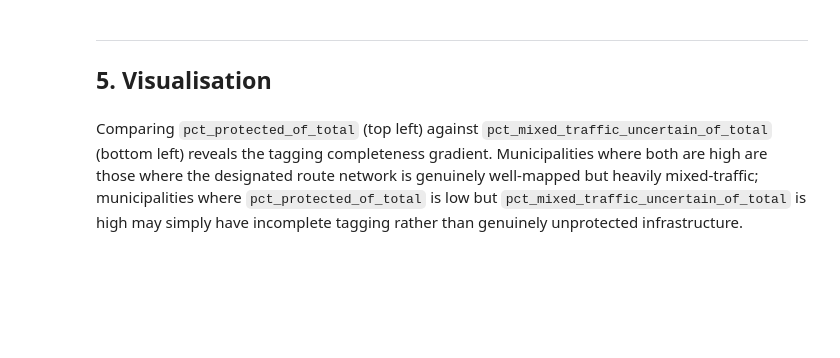
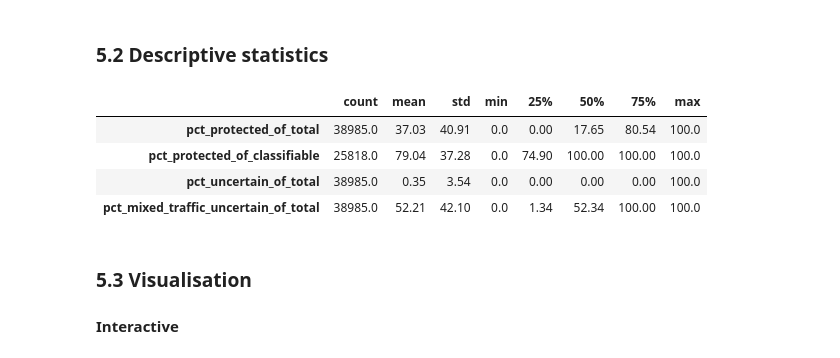
Before and after one commit to Vanessa-dev-spatial/osm-analysis, a Jupyter notebook: thesis_pipeline/07_bicycle_route_infrastructure_per_side_metrics.ipynb, the cells around one changed output. Cells and saved outputs as stored; diff of their text form; code cells hidden in the pictures; blank space fills up the shorter version.

```diff
--- a/thesis_pipeline/07_bicycle_route_infrastructure_per_side_metrics.ipynb
+++ b/thesis_pipeline/07_bicycle_route_infrastructure_per_side_metrics.ipynb
@@ -176,6 +397,40 @@ display(desc.round(2))
+# %%
+bicycle_route_infrastructure_metrics_by_h3_cell = calculate_infrastructure_metrics_per_spatial_unit(
+    per_side_per_spatial_unit_table='bicycle_route_infrastructure_per_side_per_h3_cell',
+    spatial_unit_table='h3_cells_arrow',
+    spatial_unit_code='h3_index',
+    spatial_unit_geometry='geometry',
+    spatial_unit_areakm2='area_km2',
+    spatial_unit_population='population',
+)
+
+bicycle_route_infrastructure_metrics_by_h3_cell_gdf = gpd.GeoDataFrame.from_arrow(
+    bicycle_route_infrastructure_metrics_by_h3_cell.arrow()
+)
+# %% [markdown]
+### 5.2 Descriptive statistics
+# %%
+infra_metrics_h3 = [
+    'pct_protected_of_total',
+    'pct_protected_of_classifiable',
+    'pct_uncertain_of_total',
+    'pct_mixed_traffic_uncertain_of_total',
+]
+
+bicycle_route_infrastructure_stats_by_h3_cell = (
+    bicycle_route_infrastructure_metrics_by_h3_cell_gdf[infra_metrics_h3]
+    .describe()
+    .T
+    .round(2)
+)
+bicycle_route_infrastructure_stats_by_h3_cell
+# %% [output]
+|  | count | mean | std | min | 25% | 50% | 75% | max |
+| pct_protected_of_total | 38985.0 | 37.03 | 40.91 | 0.0 | 0.00 | 17.65 | 80.54 | 100.0 |
+| pct_protected_of_classifiable | 25818.0 | 79.04 | 37.28 | 0.0 | 74.90 | 100.00 | 100.00 | 100.0 |
+| pct_uncertain_of_total | 38985.0 | 0.35 | 3.54 | 0.0 | 0.00 | 0.00 | 0.00 | 100.0 |
+| pct_mixed_traffic_uncertain_of_total | 38985.0 | 52.21 | 42.10 | 0.0 | 1.34 | 52.34 | 100.00 | 100.0 |
 # %% [markdown]
----
+### 5.3 Visualisation
 
-## 5. Visualisation
+#### Interactive
-# %% [markdown]
-Comparing `pct_protected_of_total` (top left) against `pct_mixed_traffic_uncertain_of_total` (bottom left) reveals the tagging completeness gradient. Municipalities where both are high are those where the designated route network is genuinely well-mapped but heavily mixed-traffic; municipalities where `pct_protected_of_total` is low but `pct_mixed_traffic_uncertain_of_total` is high may simply have incomplete tagging rather than genuinely unprotected infrastructure.
```
Also changed, not shown: parts of 32 cells of this notebook.
